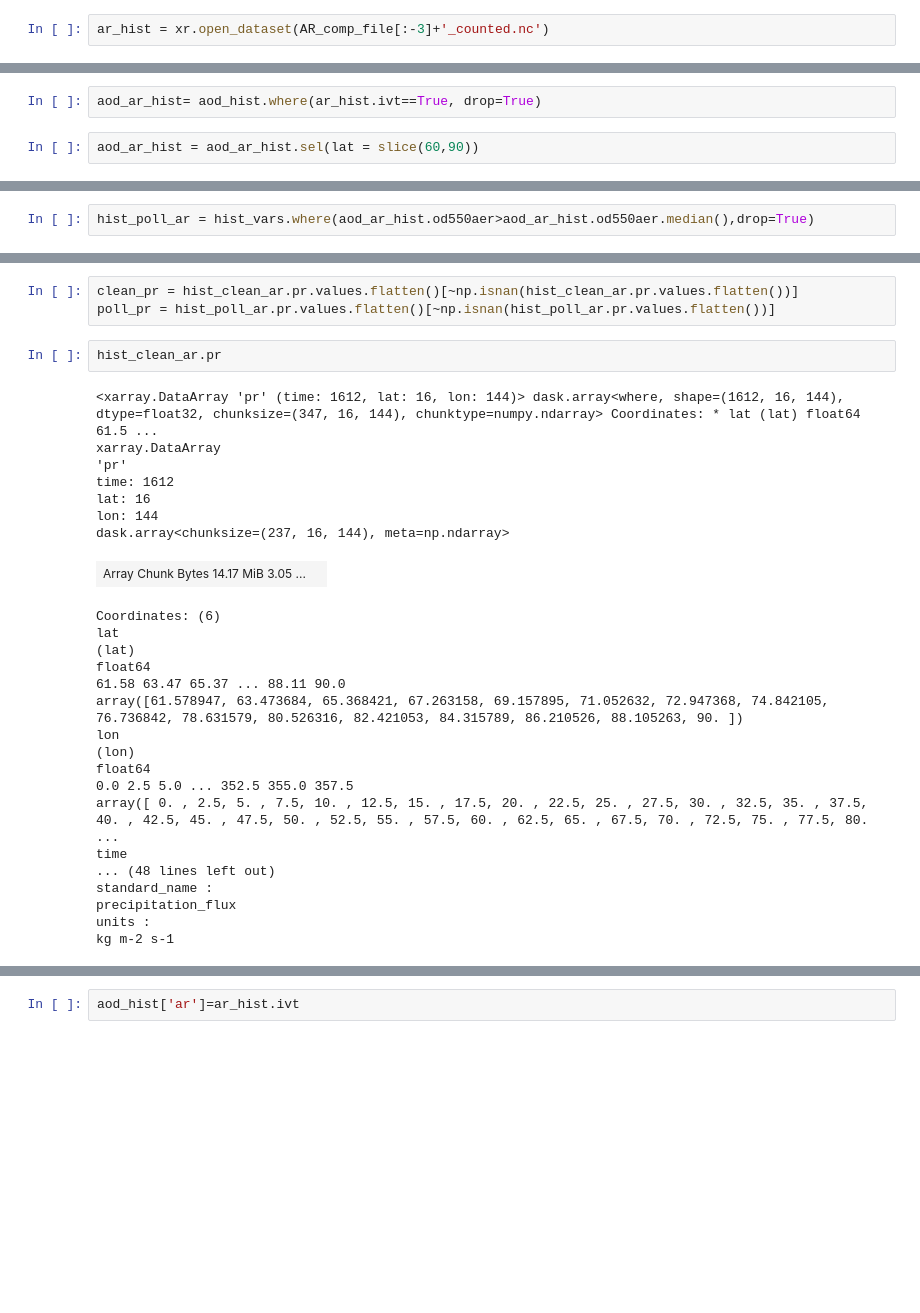
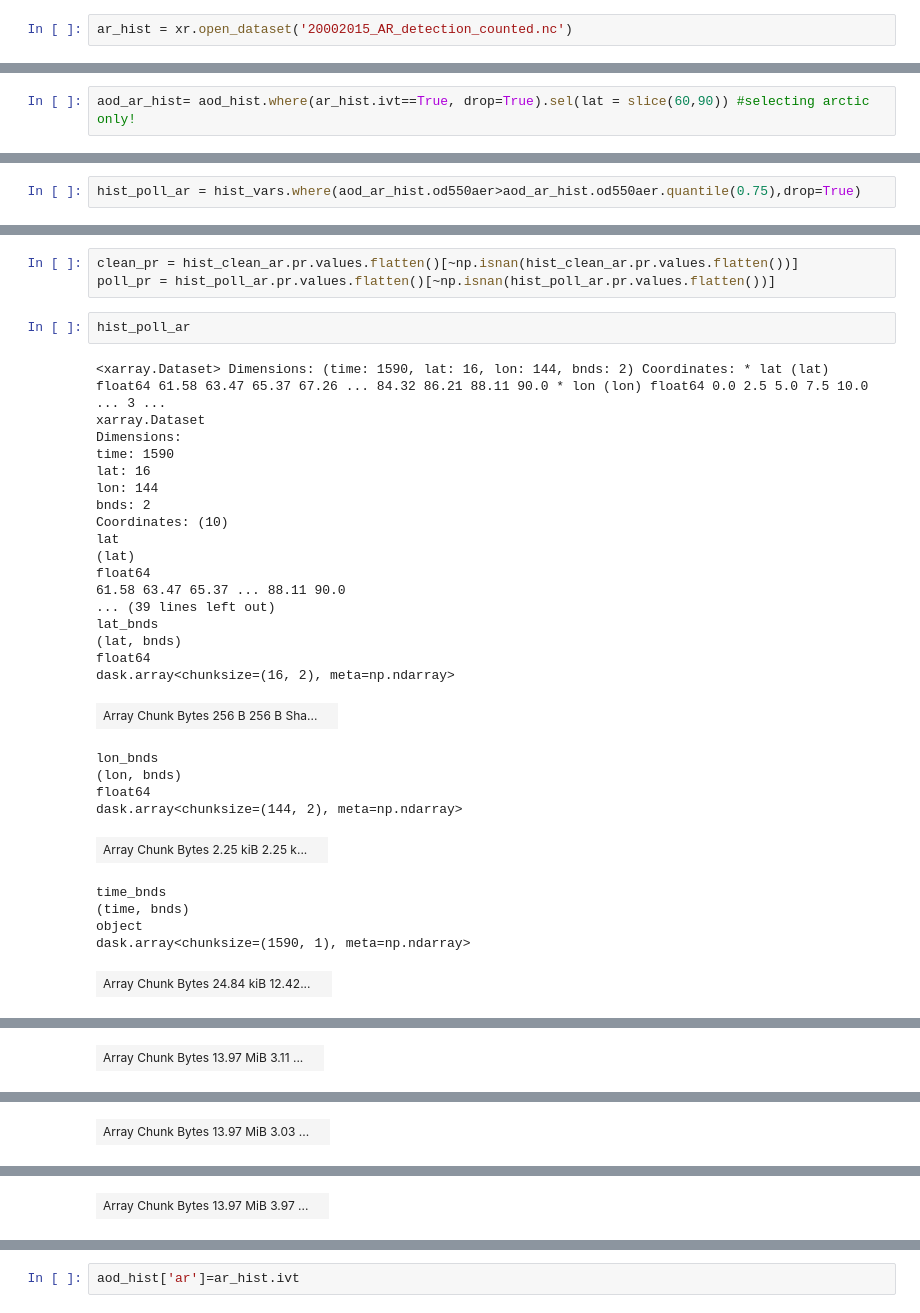
Before and after one commit to eScience-course/Tjaernoe2022-group5, a Jupyter notebook: notebooks/Julia/AR_compare_2020.ipynb, the cells around one changed output, grey strips where cells are left out. Saved outputs shown, nothing was run; the diff lists cells and outputs as text; blank space fills up the shorter version.

```diff
--- a/notebooks/Julia/AR_compare_2020.ipynb
+++ b/notebooks/Julia/AR_compare_2020.ipynb
@@ -180,6 +180,6 @@ hist_vars = dset.sel(member_id='r1i1p1f1',time=slice(str(start_year)+"-01-01", s
         'activity_id.institution_id.source_id.experiment_id.table_id.grid_label'
 100.00% [1/1 00:00<00:00]
 # %%
-ar_hist = xr.open_dataset(AR_comp_file[:-3]+'_counted.nc')
+ar_hist = xr.open_dataset('20002015_AR_detection_counted.nc')
 # %%
 aod_hist = xr.merge([hist1_aod, hist2_aod])
@@ -186,4 +214,2 @@ aod_hist = xr.merge([hist1_aod, hist2_aod])
 # %%
-aod_ar_hist= aod_hist.where(ar_hist.ivt==True, drop=True)
+aod_ar_hist= aod_hist.where(ar_hist.ivt==True, drop=True).sel(lat = slice(60,90)) #selecting arctic only!
-# %%
-aod_ar_hist = aod_ar_hist.sel(lat = slice(60,90))
@@ -190,3 +236,3 @@ aod_ar_hist = aod_ar_hist.sel(lat = slice(60,90))
 # %%
-hist_poll_ar = hist_vars.where(aod_ar_hist.od550aer>aod_ar_hist.od550aer.median(),drop=True)
+hist_poll_ar = hist_vars.where(aod_ar_hist.od550aer>aod_ar_hist.od550aer.quantile(0.75),drop=True)
 # %%
@@ -198,30 +244,33 @@ poll_clt = hist_poll_ar.clt.values.flatten()[~np.isnan(hist_poll_ar.clt.values.f
 clean_pr = hist_clean_ar.pr.values.flatten()[~np.isnan(hist_clean_ar.pr.values.flatten())]
 poll_pr = hist_poll_ar.pr.values.flatten()[~np.isnan(hist_poll_ar.pr.values.flatten())]
 # %%
-hist_clean_ar.pr
+hist_poll_ar
 # %% [output]
-<xarray.DataArray 'pr' (time: 1612, lat: 16, lon: 144)> dask.array<where, shape=(1612, 16, 144), dtype=float32, chunksize=(347, 16, 144), chunktype=numpy.ndarray> Coordinates: * lat (lat) float64 61.5 ...
-xarray.DataArray
-'pr'
-time: 1612
+<xarray.Dataset> Dimensions: (time: 1590, lat: 16, lon: 144, bnds: 2) Coordinates: * lat (lat) float64 61.58 63.47 65.37 67.26 ... 84.32 86.21 88.11 90.0 * lon (lon) float64 0.0 2.5 5.0 7.5 10.0 ... 3 ...
+xarray.Dataset
+Dimensions:
+time: 1590
 lat: 16
 lon: 144
-dask.array<chunksize=(237, 16, 144), meta=np.ndarray>
+bnds: 2
+Coordinates: (10)
+lat
+(lat)
+float64
+61.58 63.47 65.37 ... 88.11 90.0
+... (39 lines left out)
+lat_bnds
+(lat, bnds)
+float64
+dask.array<chunksize=(16, 2), meta=np.ndarray>
-| Array Chunk Bytes 14.17 MiB 3.05 ... |  |
+| Array Chunk Bytes 256 B 256 B Sha... |  |
-Coordinates: (6)
-lat
-(lat)
+lon_bnds
+(lon, bnds)
 float64
-61.58 63.47 65.37 ... 88.11 90.0
-array([61.578947, 63.473684, 65.368421, 67.263158, 69.157895, 71.052632, 72.947368, 74.842105, 76.736842, 78.631579, 80.526316, 82.421053, 84.315789, 86.210526, 88.105263, 90. ])
-lon
-(lon)
-float64
-0.0 2.5 5.0 ... 352.5 355.0 357.5
-array([ 0. , 2.5, 5. , 7.5, 10. , 12.5, 15. , 17.5, 20. , 22.5, 25. , 27.5, 30. , 32.5, 35. , 37.5, 40. , 42.5, 45. , 47.5, 50. , 52.5, 55. , 57.5, 60. , 62.5, 65. , 67.5, 70. , 72.5, 75. , 77.5, 80.  ...
-time
-... (48 lines left out)
-standard_name :
-precipitation_flux
-units :
-kg m-2 s-1
+dask.array<chunksize=(144, 2), meta=np.ndarray>
+| Array Chunk Bytes 2.25 kiB 2.25 k... |  |
+time_bnds
+(time, bnds)
+object
+dask.array<chunksize=(1590, 1), meta=np.ndarray>
+| Array Chunk Bytes 24.84 kiB 12.42... |  |
@@ -227,0 +294 @@ kg m-2 s-1
+| Array Chunk Bytes 13.97 MiB 3.11 ... |  |
@@ -227,0 +315 @@ kg m-2 s-1
+| Array Chunk Bytes 13.97 MiB 3.03 ... |  |
@@ -227,0 +334 @@ kg m-2 s-1
+| Array Chunk Bytes 13.97 MiB 3.97 ... |  |
```
Also changed, not shown: parts of 7 cells of this notebook, 1 other file.
